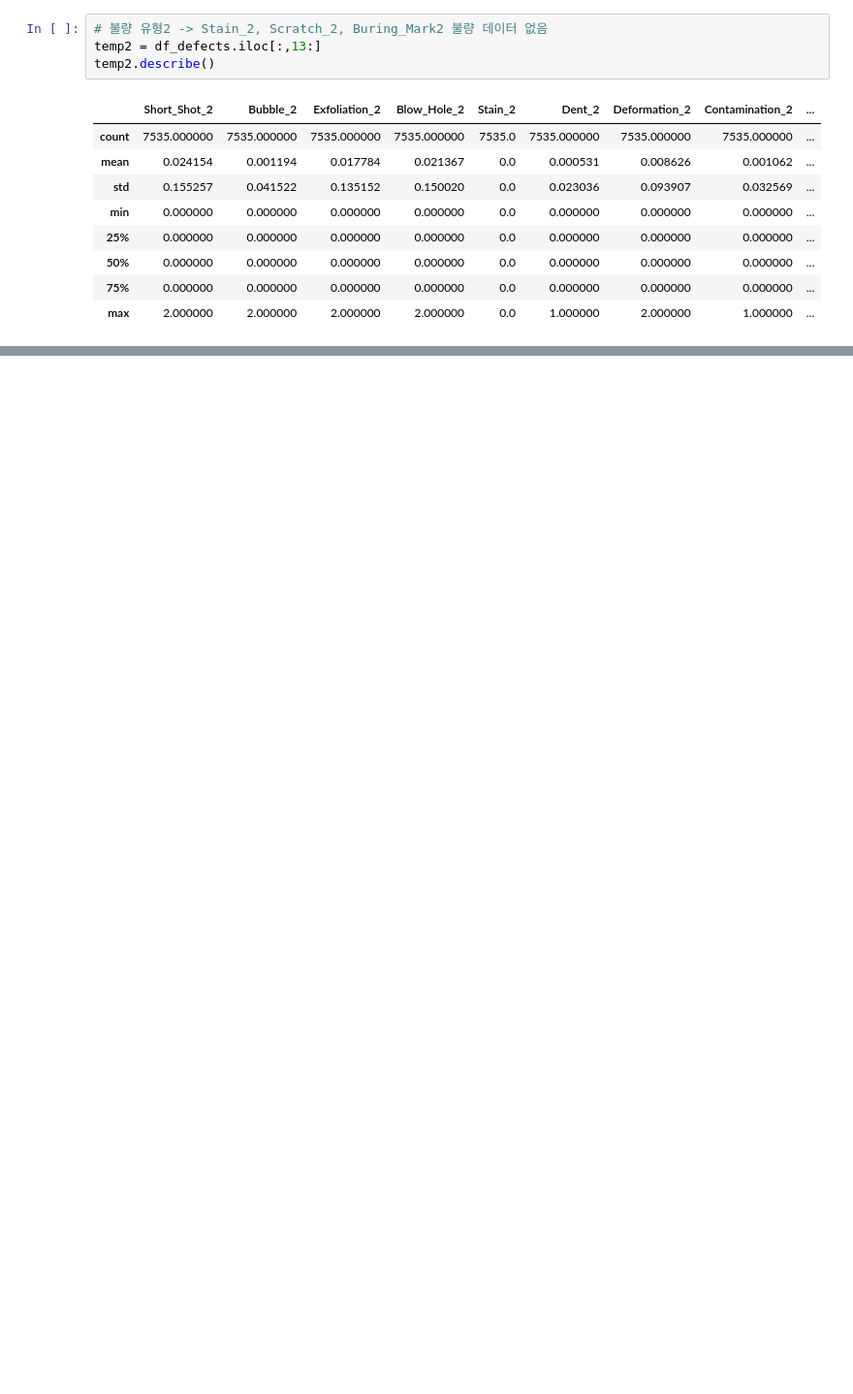
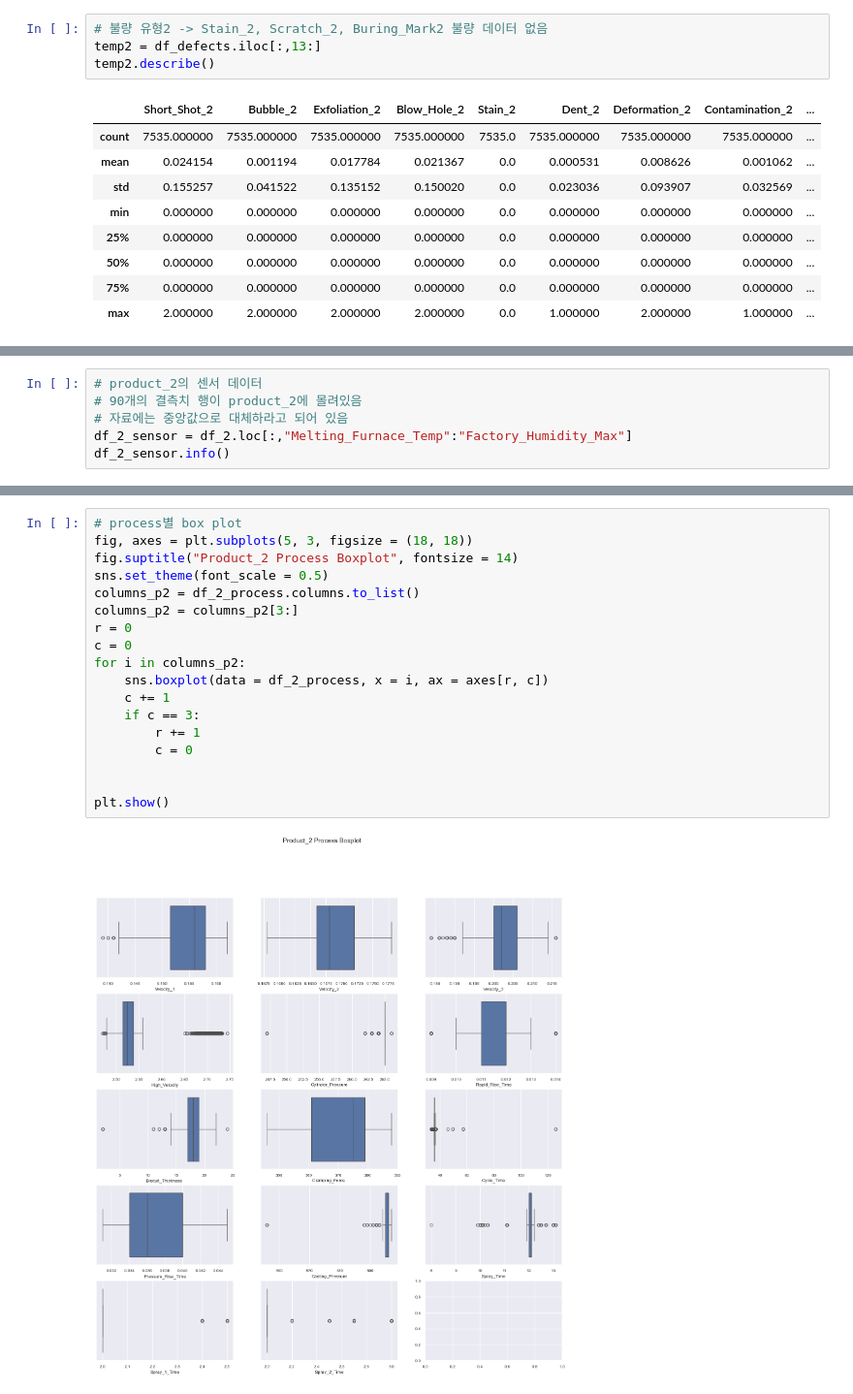
Before and after one commit to heeso0908/hotsix, a Jupyter notebook: notebooks/박수빈/test.ipynb, the cells around one changed output, grey strips where cells are left out. Shown at 97% size. Drawn from its saved outputs; the diff is of its cells as text; blank space fills up the shorter version.

```diff
--- a/notebooks/박수빈/test.ipynb
+++ b/notebooks/박수빈/test.ipynb
@@ -247,0 +321,6 @@ df_defects[df_defects.sum(axis = 1) > 2]
+# %%
+# product_2의 센서 데이터
+# 90개의 결측치 행이 product_2에 몰려있음
+# 자료에는 중앙값으로 대체하라고 되어 있음
+df_2_sensor = df_2.loc[:,"Melting_Furnace_Temp":"Factory_Humidity_Max"]
+df_2_sensor.info()
@@ -247,0 +529,20 @@ df_defects[df_defects.sum(axis = 1) > 2]
+# %%
+# process별 box plot
+fig, axes = plt.subplots(5, 3, figsize = (18, 18))
+fig.suptitle("Product_2 Process Boxplot", fontsize = 14)
+sns.set_theme(font_scale = 0.5)
+columns_p2 = df_2_process.columns.to_list()
+columns_p2 = columns_p2[3:]
+r = 0
+c = 0
+for i in columns_p2:
+    sns.boxplot(data = df_2_process, x = i, ax = axes[r, c])
+    c += 1
+    if c == 3:
+        r += 1
+        c = 0
+
+
+plt.show()
+# %% [output]
+[figure, added]
```
Also changed, not shown: parts of 20 cells of this notebook.
